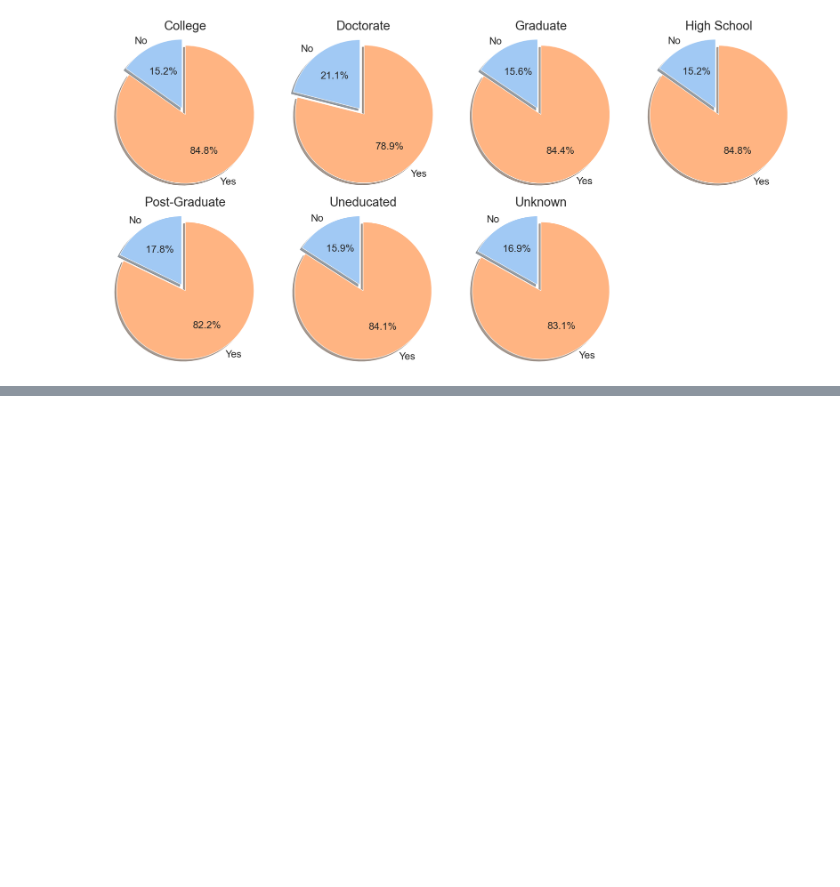
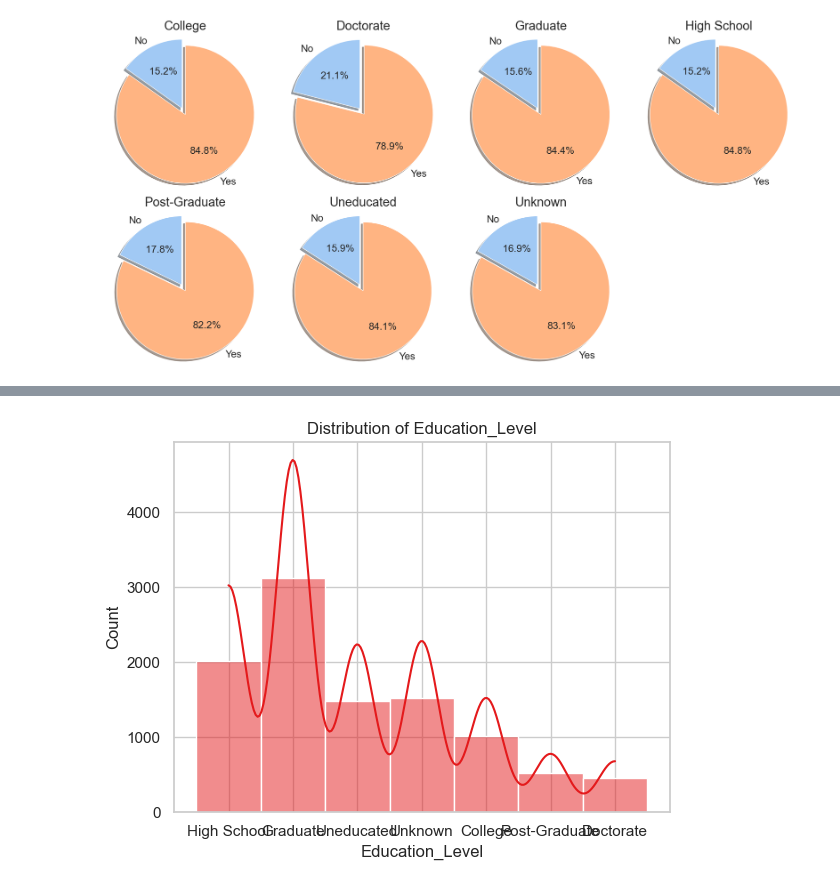
Before and after one commit to muntadherabdulhusein/DA_projects-credit-card-churn, a Jupyter notebook: Yusra/CC(dataanalysis).ipynb, the cells around one changed output, grey strips where cells are left out. Saved outputs shown, nothing was run; the diff lists cells and outputs as text; code cells hidden in the pictures; blank space fills up the shorter version.

```diff
--- a/Yusra/CC(dataanalysis).ipynb
+++ b/Yusra/CC(dataanalysis).ipynb
@@ -345,0 +361,7 @@ df1.head()
+# %%
+# Distribution of Education_Level
+sns.histplot(data['Education_Level'], kde=True)
+plt.title('Distribution of Education_Level')
+plt.show()
+# %% [output]
+[figure, added]
```
Also changed, not shown: parts of 8 cells of this notebook, 1 other file.
